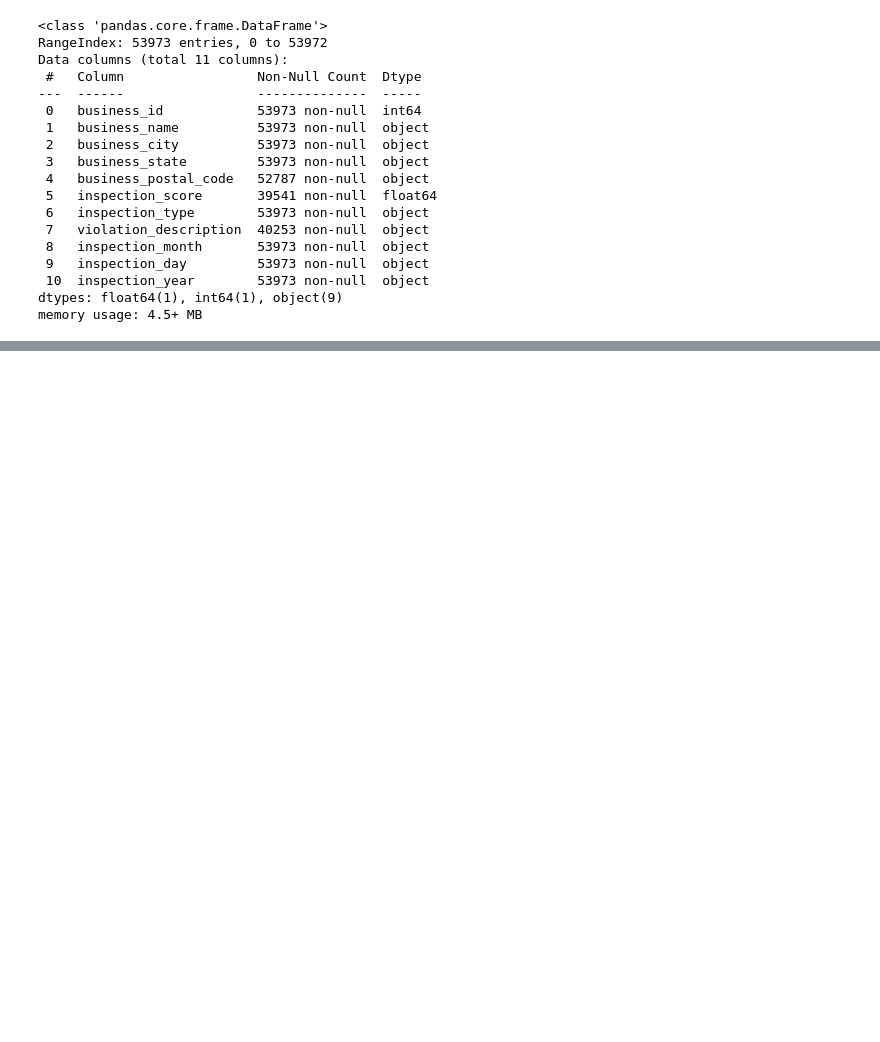
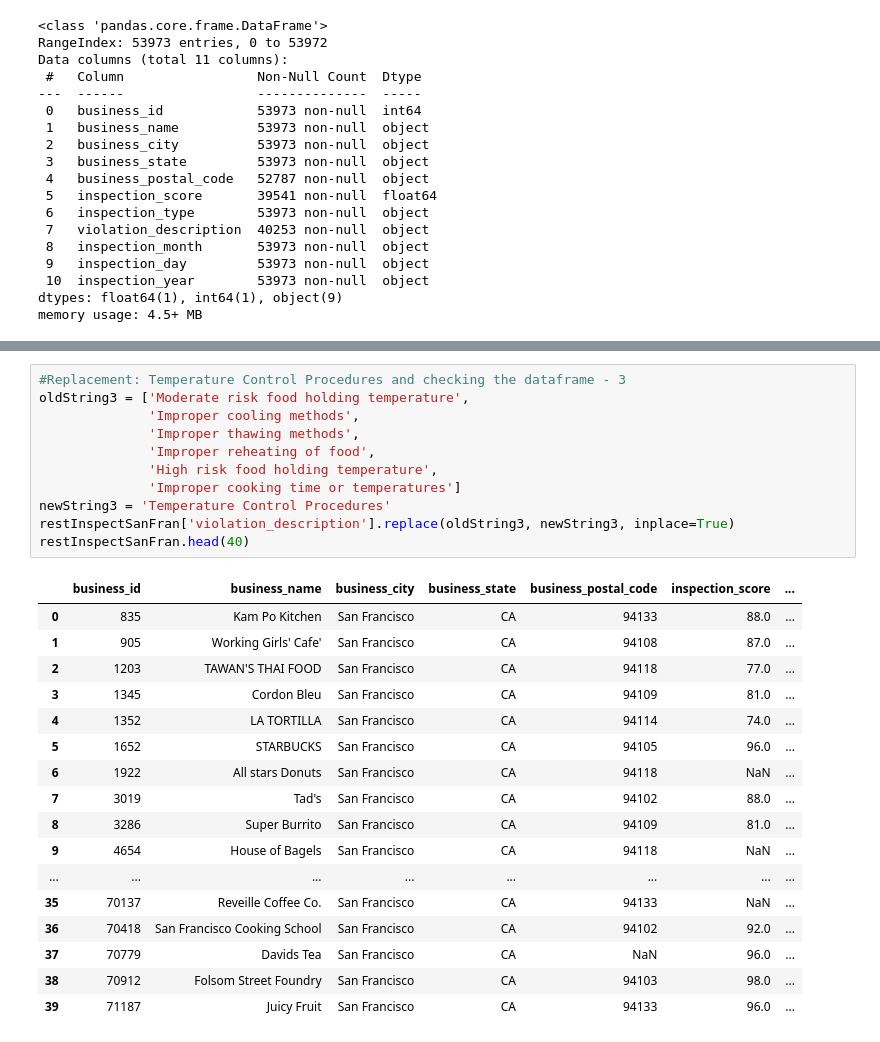
Before and after one commit to jrthompson25/Capstone-Project, a Jupyter notebook: Notebooks/capstone_restaurant_inspections_sanfran.ipynb, the cells around one changed output, grey strips where cells are left out. Drawn from its saved outputs; the diff is of its cells as text; blank space fills up the shorter version.

```diff
--- a/Notebooks/capstone_restaurant_inspections_sanfran.ipynb
+++ b/Notebooks/capstone_restaurant_inspections_sanfran.ipynb
@@ -124,0 +178,29 @@ memory usage: 4.5+ MB
+# %%
+#Replacement: Temperature Control Procedures and checking the dataframe - 3
+oldString3 = ['Moderate risk food holding temperature',
+              'Improper cooling methods',
+              'Improper thawing methods',
+              'Improper reheating of food',
+              'High risk food holding temperature',
+              'Improper cooking time or temperatures']
+newString3 = 'Temperature Control Procedures'
+restInspectSanFran['violation_description'].replace(oldString3, newString3, inplace=True)
+restInspectSanFran.head(40)
+# %% [output]
+|  | business_id | business_name | business_city | business_state | business_postal_code | inspection_score | ... |
+| 0 | 835 | Kam Po Kitchen | San Francisco | CA | 94133 | 88.0 | ... |
+| 1 | 905 | Working Girls' Cafe' | San Francisco | CA | 94108 | 87.0 | ... |
+| 2 | 1203 | TAWAN'S THAI FOOD | San Francisco | CA | 94118 | 77.0 | ... |
+| 3 | 1345 | Cordon Bleu | San Francisco | CA | 94109 | 81.0 | ... |
+| 4 | 1352 | LA TORTILLA | San Francisco | CA | 94114 | 74.0 | ... |
+| 5 | 1652 | STARBUCKS | San Francisco | CA | 94105 | 96.0 | ... |
+| 6 | 1922 | All stars Donuts | San Francisco | CA | 94118 | NaN | ... |
+| 7 | 3019 | Tad's | San Francisco | CA | 94102 | 88.0 | ... |
+| 8 | 3286 | Super Burrito | San Francisco | CA | 94109 | 81.0 | ... |
+| 9 | 4654 | House of Bagels | San Francisco | CA | 94118 | NaN | ... |
+| ... | ... | ... | ... | ... | ... | ... | ... |
+| 35 | 70137 | Reveille Coffee Co. | San Francisco | CA | 94133 | NaN | ... |
+| 36 | 70418 | San Francisco Cooking School | San Francisco | CA | 94102 | 92.0 | ... |
+| 37 | 70779 | Davids Tea | San Francisco | CA | NaN | 96.0 | ... |
+| 38 | 70912 | Folsom Street Foundry | San Francisco | CA | 94103 | 98.0 | ... |
+| 39 | 71187 | Juicy Fruit | San Francisco | CA | 94133 | 96.0 | ... |
```
Also changed, not shown: parts of 19 cells of this notebook.
